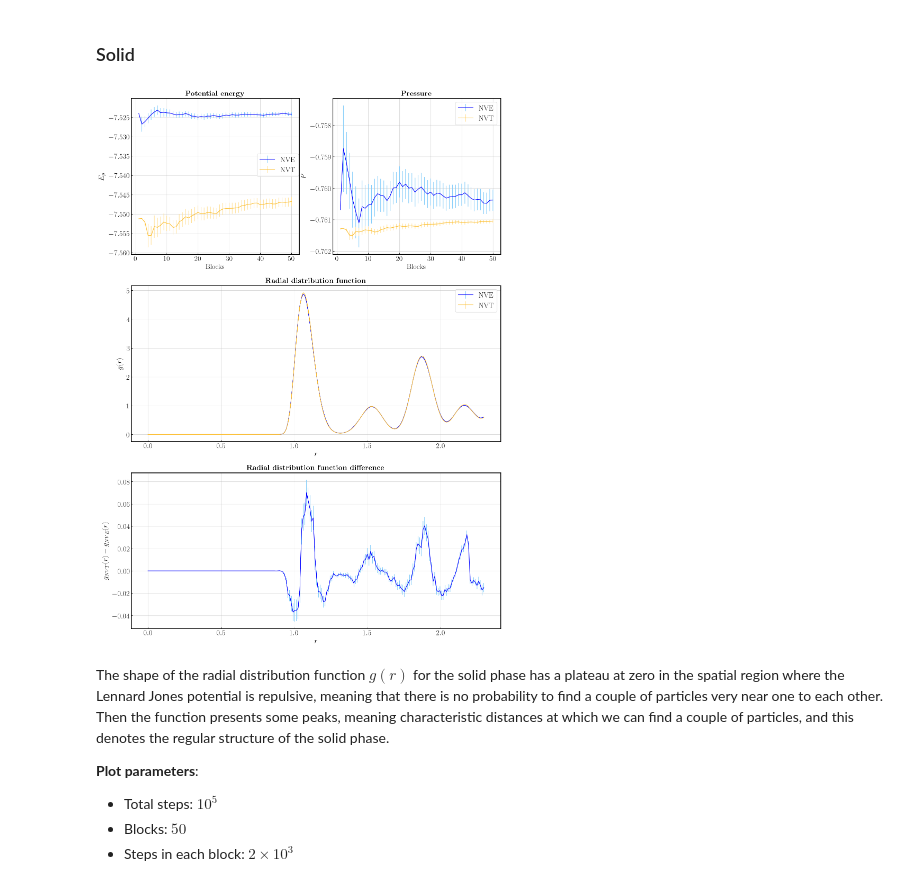
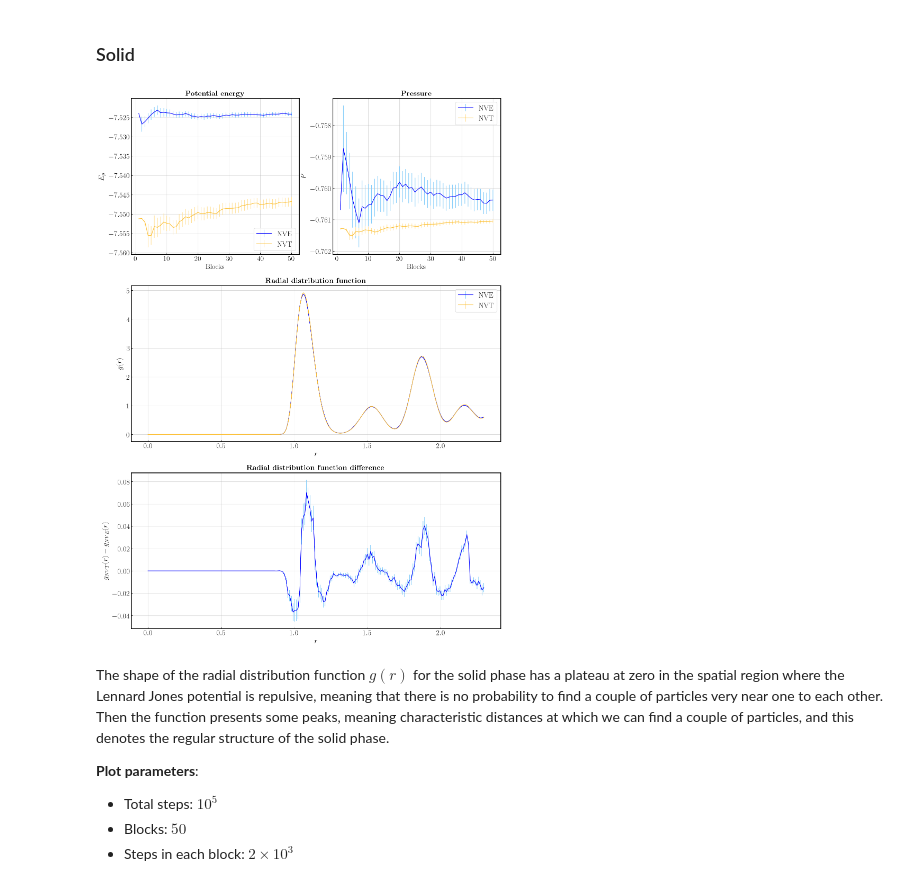
Before and after one commit to ste-cartu/Numerical-Simulation-Laboratory, a Jupyter notebook: Exercise_07/Exercise_07.ipynb, the cells around one changed output. Cells and saved outputs as stored; diff of their text form; code cells hidden in the pictures.

```diff
--- a/Exercise_07/Exercise_07.ipynb
+++ b/Exercise_07/Exercise_07.ipynb
@@ -325,40 +325,40 @@ ax1.errorbar(epot_sol_NVT[:,0], epot_sol_NVT[:,2], yerr=epot_sol_NVT[:,3], c='#F
 ax1.set_xlabel('Blocks')
 ax1.set_ylabel('$E_p$', labelpad=8)
 ax1.set_title(r'\textbf{Potential energy}', pad=8)
-ax1.legend(loc=(0.75,0.5))
+ax1.legend()
 
 
 ax2 = fig.add_subplot(gs[0, 1])
 ax2.errorbar(pres_sol_NVE[:,0], pres_sol_NVE[:,2], yerr=pres_sol_NVE[:,3], c='blue', ecolor='lightskyblue', label='NVE')
 ax2.errorbar(pres_sol_NVT[:,0], pres_sol_NVT[:,2], yerr=pres_sol_NVT[:,3], c='#FCBE2F', ecolor='#FFE19A', label='NVT')
 
 ax2.set_xlabel('Blocks')
 ax2.set_ylabel('$P$', labelpad=8)
 ax2.set_title(r'\textbf{Pressure}', pad=8)
 ax2.legend()
 
 
 ax3 = fig.add_subplot(gs[1, :])
 ax3.errorbar(gofr_sol_NVE[:,1], gofr_sol_NVE[:,2], yerr=gofr_sol_NVE[:,3], c='blue', ecolor='lightskyblue', label='NVE')
 ax3.errorbar(gofr_sol_NVT[:,1], gofr_sol_NVT[:,2], yerr=gofr_sol_NVT[:,3], c='#FCBE2F', ecolor='#FFE19A', label='NVT')
 
 ax3.set_xlabel('$r$')
 ax3.set_ylabel('$g(r)$', labelpad=8)
 ax3.set_title(r'\textbf{Radial distribution function}', pad=8)
 ax3.legend()
 
 
 ax4 = fig.add_subplot(gs[2, :])
 ax4.errorbar(gofr_sol_NVE[:,1], gofr_sol_NVT[:,2] - gofr_sol_NVE[:,2], yerr=np.sqrt(gofr_sol_NVT[:,3]**2 + gofr_sol_NVE[:,3]**2), c='blue', ecolor='lightskyblue')
 
 ax4.set_xlabel('$r$')
 ax4.set_ylabel('$g_{NVT}(r) - g_{NVE}(r)$', labelpad=8)
 ax4.set_title(r'\textbf{Radial distribution function difference}', pad=8)
 
 
 plt.show()
 # %% [output]
-[figure, old version]
+[figure, new version]
 # %% [markdown]
 The shape of the radial distribution function $g(r)$ for the solid phase has a plateau at zero in the spatial region where the Lennard Jones potential is repulsive, meaning that there is no probability to find a couple of particles very near one to each other. Then the function presents some peaks, meaning characteristic distances at which we can find a couple of particles, and this denotes the regular structure of the solid phase.
 
```
Also changed, not shown: parts of 1 cell of this notebook.
